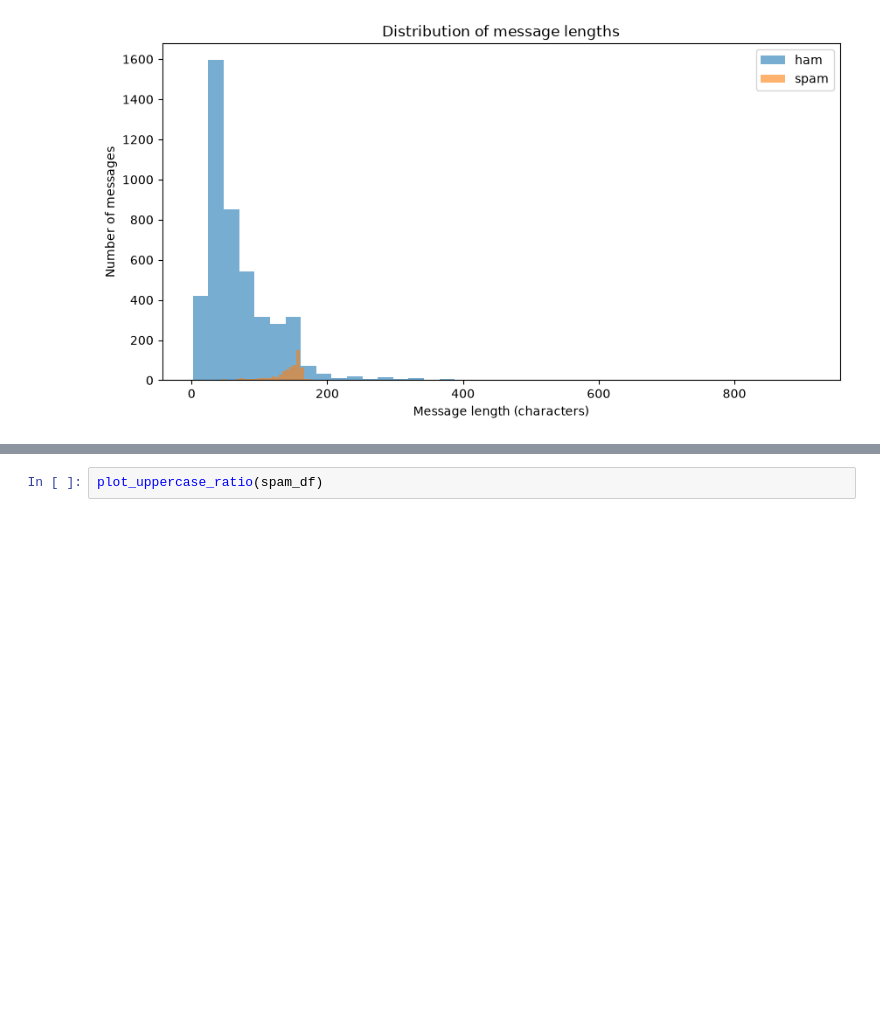
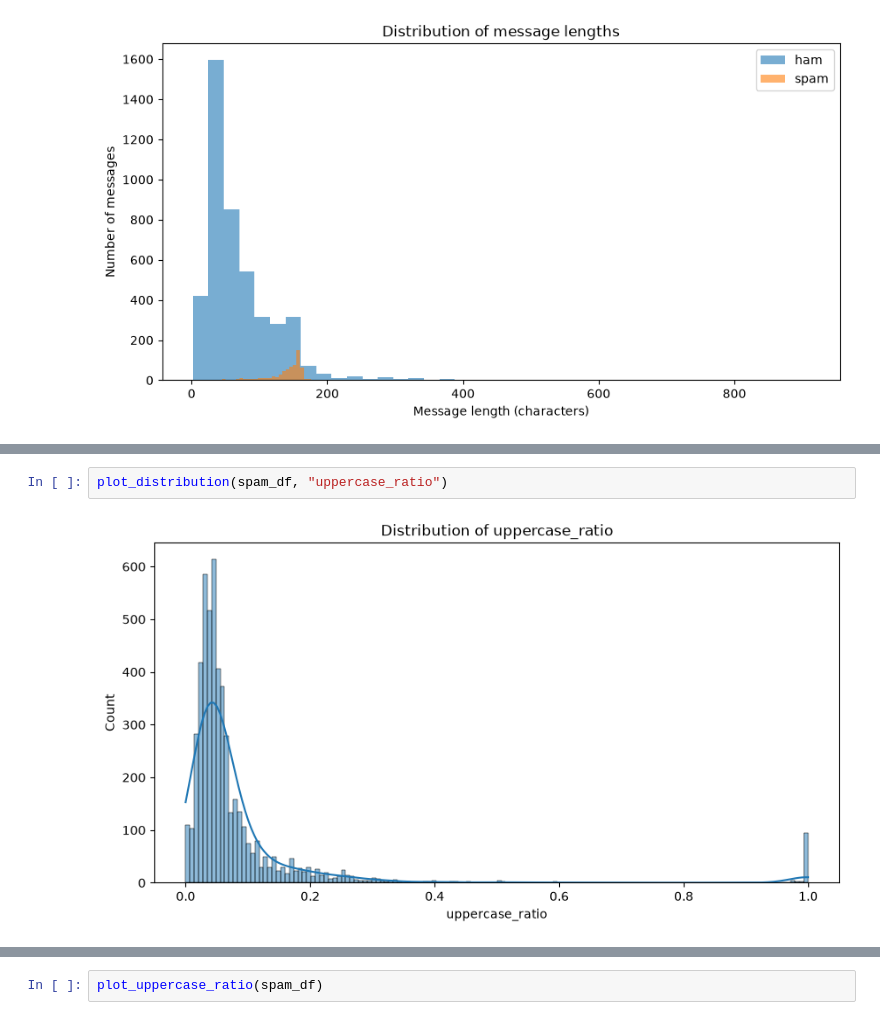
Before and after one commit to moshenetsb/ml-spam-detector, a Jupyter notebook: notebooks/01_data_analysis.ipynb, the cells around one changed output, grey strips where cells are left out. Drawn from its saved outputs; the diff is of its cells as text; blank space fills up the shorter version.

```diff
--- a/notebooks/01_data_analysis.ipynb
+++ b/notebooks/01_data_analysis.ipynb
@@ -165,0 +170,4 @@ plot_message_length(spam_df)
+# %%
+plot_distribution(spam_df, "uppercase_ratio")
+# %% [output]
+[figure, added]
```
Also changed, not shown: parts of 5 cells of this notebook, 3 other files.
